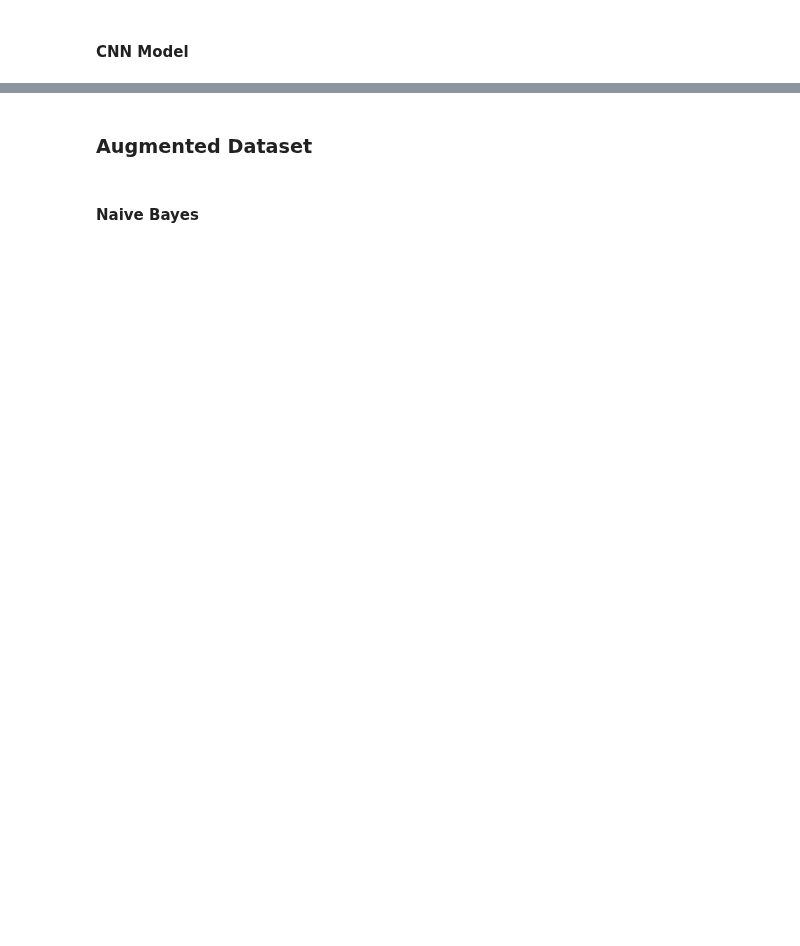
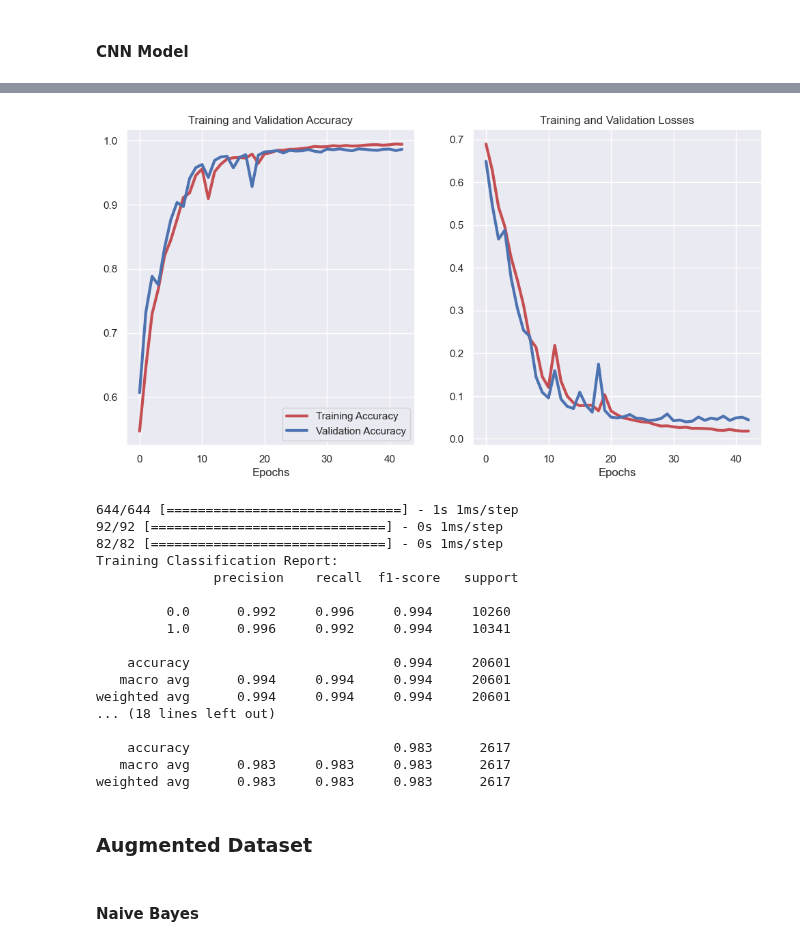
Before and after one commit to madhava20217/Malaria-Detection-from-Cells, a Jupyter notebook: Modeling/all_models.ipynb, the cells around one changed output, grey strips where cells are left out. Cells and saved outputs as stored; diff of their text form; code cells hidden in the pictures; blank space fills up the shorter version.

```diff
--- a/Modeling/all_models.ipynb
+++ b/Modeling/all_models.ipynb
@@ -484,8 +556,15 @@ history = cnn.fit(
             epochs = 50,
             validation_data = [x_val, y_val],
             validation_batch_size = 256,
-            callbacks = tf.keras.callbacks.EarlyStopping(monitor = 'val_loss', patience = 3)
+            callbacks = [tf.keras.callbacks.EarlyStopping(monitor = 'val_loss', patience = 10),
+                         tf.keras.callbacks.ModelCheckpoint(str = 'val_loss', save_best_only = True, save_weights_only = True, filepath= "CNN_No_Aug")]
         )
+
+
+cnn.load_weights('CNN_No_Aug')
+fig, ax = plot_history(history)
+
+fig.savefig(PLOT_SAVE + "CNN_unaug_losscurve.png", facecolor = 'white')
 preds_train = np.argmax(cnn.predict(x_train), axis = 1)
 preds_val   = np.argmax(cnn.predict(x_val), axis = 1)
 preds_test  = np.argmax(cnn.predict(x_test), axis = 1)
@@ -514,3 +593,21 @@ weighted avg      0.985     0.985     0.985      2617
+[figure, added]
+644/644 [==============================] - 1s 1ms/step
+92/92 [==============================] - 0s 1ms/step
+82/82 [==============================] - 0s 1ms/step
+Training Classification Report:
+               precision    recall  f1-score   support
+
+         0.0      0.992     0.996     0.994     10260
+         1.0      0.996     0.992     0.994     10341
+
+    accuracy                          0.994     20601
+   macro avg      0.994     0.994     0.994     20601
+weighted avg      0.994     0.994     0.994     20601
+... (18 lines left out)
+
+    accuracy                          0.983      2617
+   macro avg      0.983     0.983     0.983      2617
+weighted avg      0.983     0.983     0.983      2617
 # %% [markdown]
 ### Augmented Dataset
 # %% [markdown]
```
Also changed, not shown: parts of 13 cells of this notebook, 19 other files.
